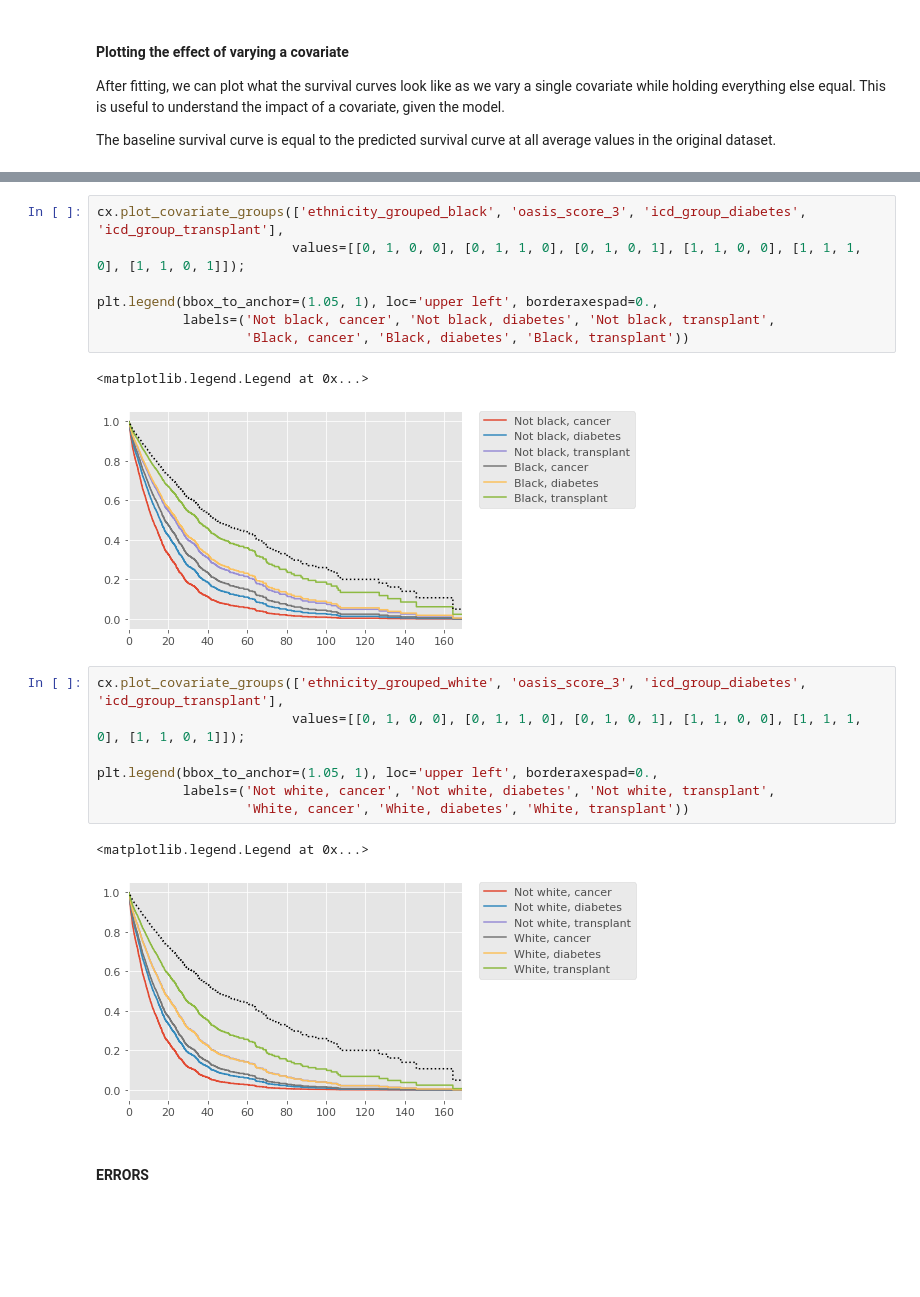
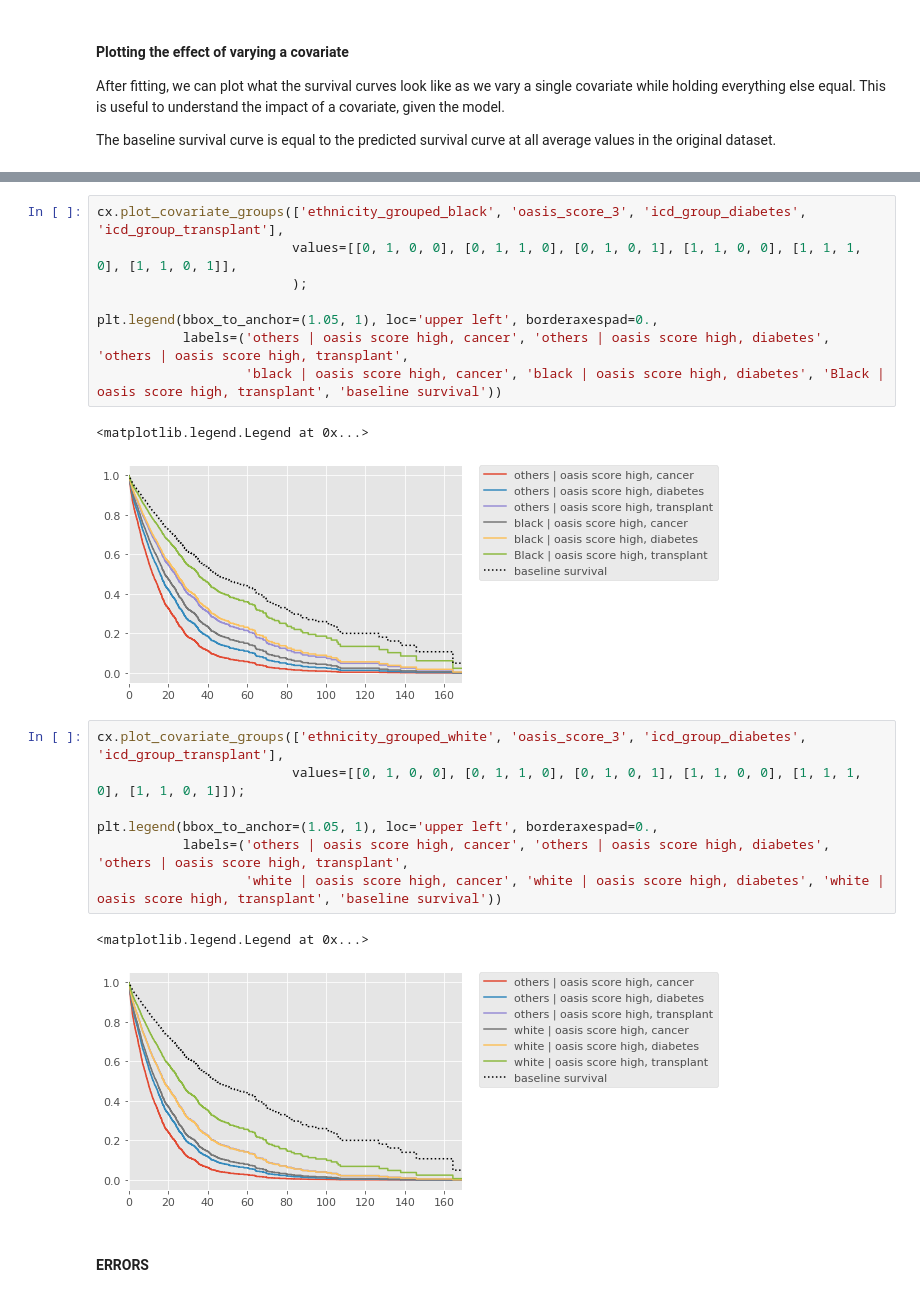
Before and after one commit to bseewald/fairness-ml-health, a Jupyter notebook: notebooks/mimic-iii/regression/cox_regression.ipynb, the cells around one changed output, grey strips where cells are left out. Drawn from its saved outputs; the diff is of its cells as text; blank space fills up the shorter version.

```diff
--- a/notebooks/mimic-iii/regression/cox_regression.ipynb
+++ b/notebooks/mimic-iii/regression/cox_regression.ipynb
@@ -516,23 +564,24 @@ plt.legend(bbox_to_anchor=(1.05, 1), loc='upper left', borderaxespad=0.)
 # %%
 cx.plot_covariate_groups(['ethnicity_grouped_black', 'oasis_score_3', 'icd_group_diabetes', 'icd_group_transplant'],
-                         values=[[0, 1, 0, 0], [0, 1, 1, 0], [0, 1, 0, 1], [1, 1, 0, 0], [1, 1, 1, 0], [1, 1, 0, 1]]);
+                         values=[[0, 1, 0, 0], [0, 1, 1, 0], [0, 1, 0, 1], [1, 1, 0, 0], [1, 1, 1, 0], [1, 1, 0, 1]],
+                         );
 
 plt.legend(bbox_to_anchor=(1.05, 1), loc='upper left', borderaxespad=0.,
-           labels=('Not black, cancer', 'Not black, diabetes', 'Not black, transplant',
-                   'Black, cancer', 'Black, diabetes', 'Black, transplant'))
+           labels=('others | oasis score high, cancer', 'others | oasis score high, diabetes', 'others | oasis score high, transplant',
+                   'black | oasis score high, cancer', 'black | oasis score high, diabetes', 'Black | oasis score high, transplant', 'baseline survival'))
 # %% [output]
 <matplotlib.legend.Legend at 0x...>
-[figure, old version]
+[figure, new version]
 # %%
 cx.plot_covariate_groups(['ethnicity_grouped_white', 'oasis_score_3', 'icd_group_diabetes', 'icd_group_transplant'],
                          values=[[0, 1, 0, 0], [0, 1, 1, 0], [0, 1, 0, 1], [1, 1, 0, 0], [1, 1, 1, 0], [1, 1, 0, 1]]);
 
 plt.legend(bbox_to_anchor=(1.05, 1), loc='upper left', borderaxespad=0.,
-           labels=('Not white, cancer', 'Not white, diabetes', 'Not white, transplant',
-                   'White, cancer', 'White, diabetes', 'White, transplant'))
+           labels=('others | oasis score high, cancer', 'others | oasis score high, diabetes', 'others | oasis score high, transplant',
+                   'white | oasis score high, cancer', 'white | oasis score high, diabetes', 'white | oasis score high, transplant', 'baseline survival'))
 # %% [output]
 <matplotlib.legend.Legend at 0x...>
-[figure, old version]
+[figure, new version]
 # %% [markdown]
 #### ERRORS
 # %%
```
Also changed, not shown: parts of 15 cells of this notebook.
